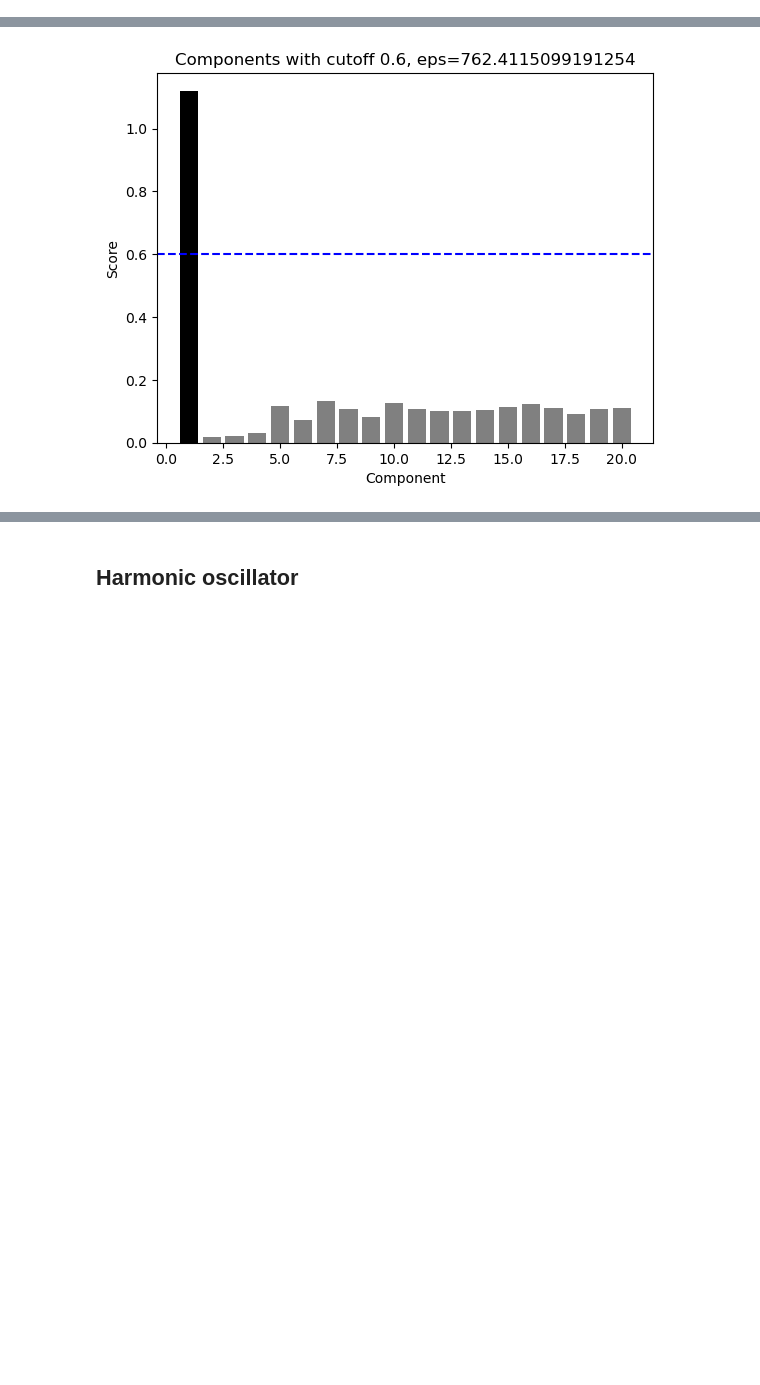
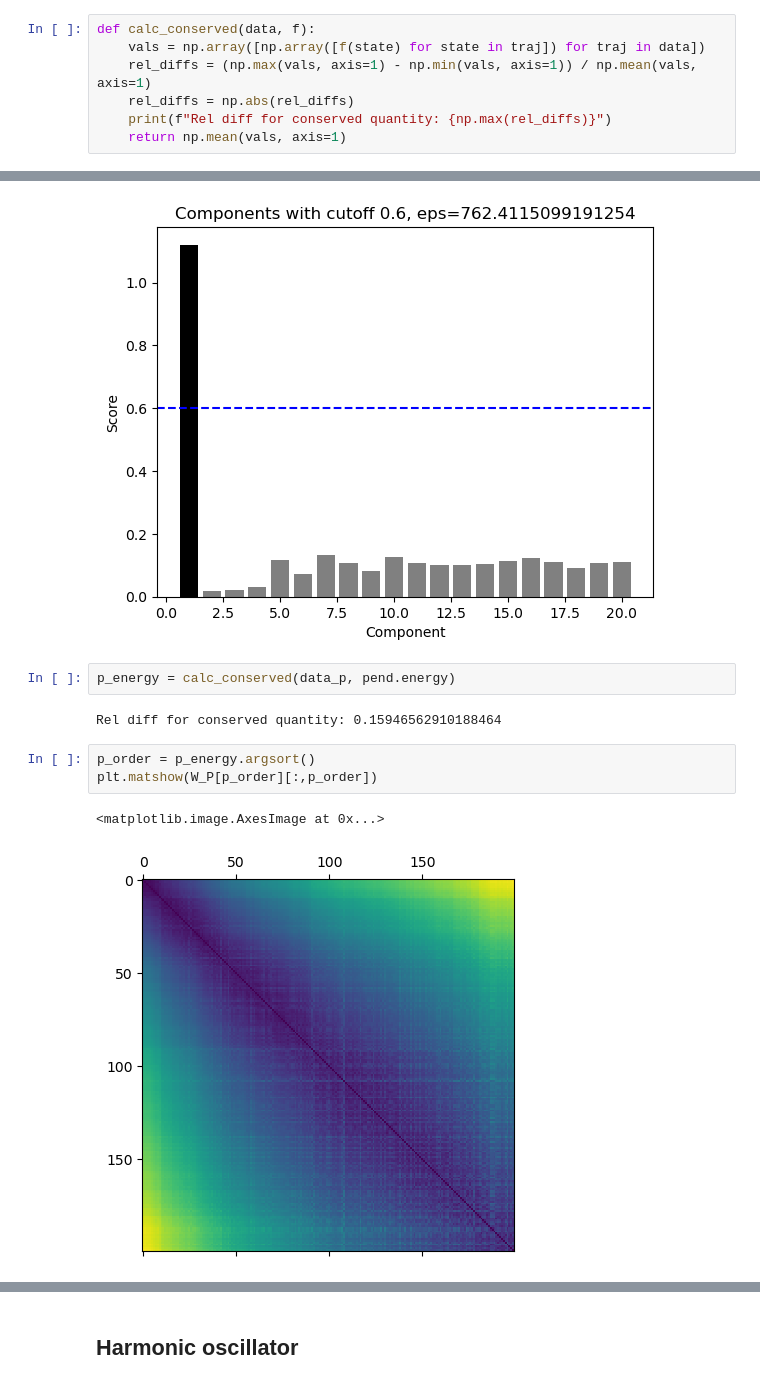
Before and after one commit to waleko/ai-prentice-conservation-laws, a Jupyter notebook: Replicating Soljacic.ipynb, the cells around one changed output, grey strips where cells are left out. Saved outputs shown, nothing was run; the diff lists cells and outputs as text; blank space fills up the shorter version.

Commit message:
add graphs for Soljacic

```diff
--- a/Replicating Soljacic.ipynb
+++ b/Replicating Soljacic.ipynb
@@ -46,6 +45,13 @@ Creating trajectories for coupled_oscillator
 ## Use spectral embedding
 # %%
 import utils
+# %%
+def calc_conserved(data, f):
+    vals = np.array([np.array([f(state) for state in traj]) for traj in data])
+    rel_diffs = (np.max(vals, axis=1) - np.min(vals, axis=1)) / np.mean(vals, axis=1)
+    rel_diffs = np.abs(rel_diffs)
+    print(f"Rel diff for conserved quantity: {np.max(rel_diffs)}")
+    return np.mean(vals, axis=1)
 # %% [markdown]
 ### Pendulum
 # %%
@@ -62,3 +68,13 @@ plt.matshow(W_P)
 scores, embedding, embed_list = utils.spectral_embedding(W_P, n_neighbors=20)
 # %% [output]
 [figure]
+# %%
+p_energy = calc_conserved(data_p, pend.energy)
+# %% [output]
+Rel diff for conserved quantity: 0.15946562910188464
+# %%
+p_order = p_energy.argsort()
+plt.matshow(W_P[p_order][:,p_order])
+# %% [output]
+<matplotlib.image.AxesImage at 0x...>
+[figure, added]
```
Also changed, not shown: parts of 13 cells of this notebook.
